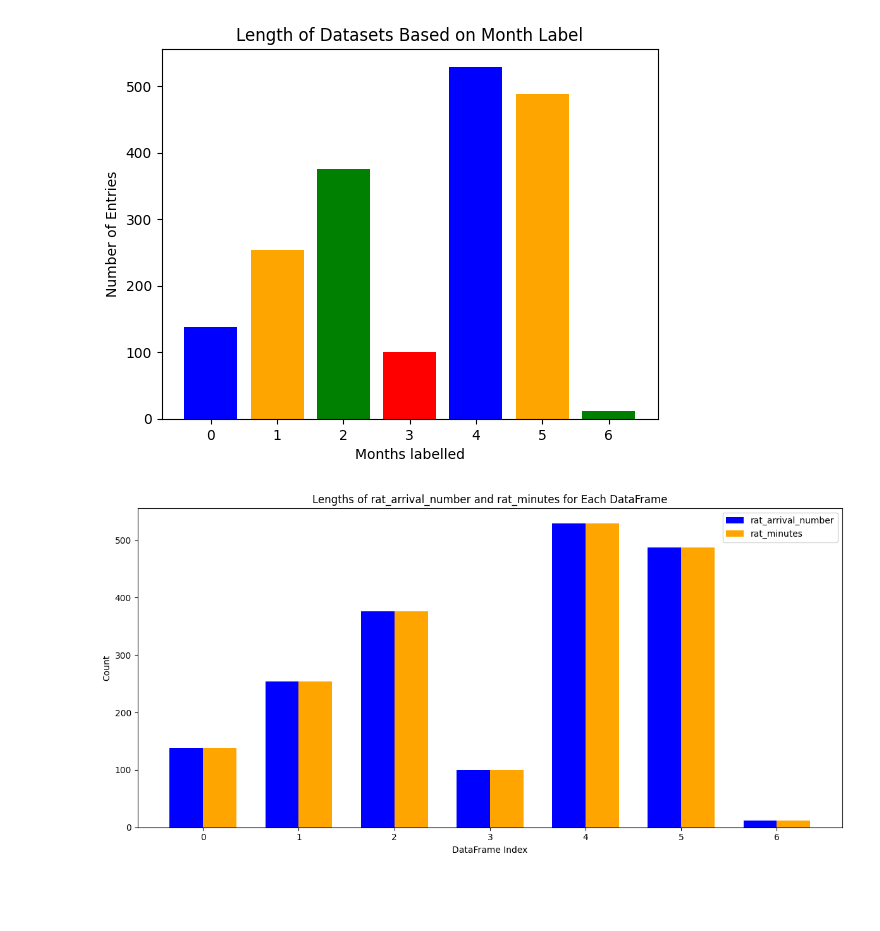
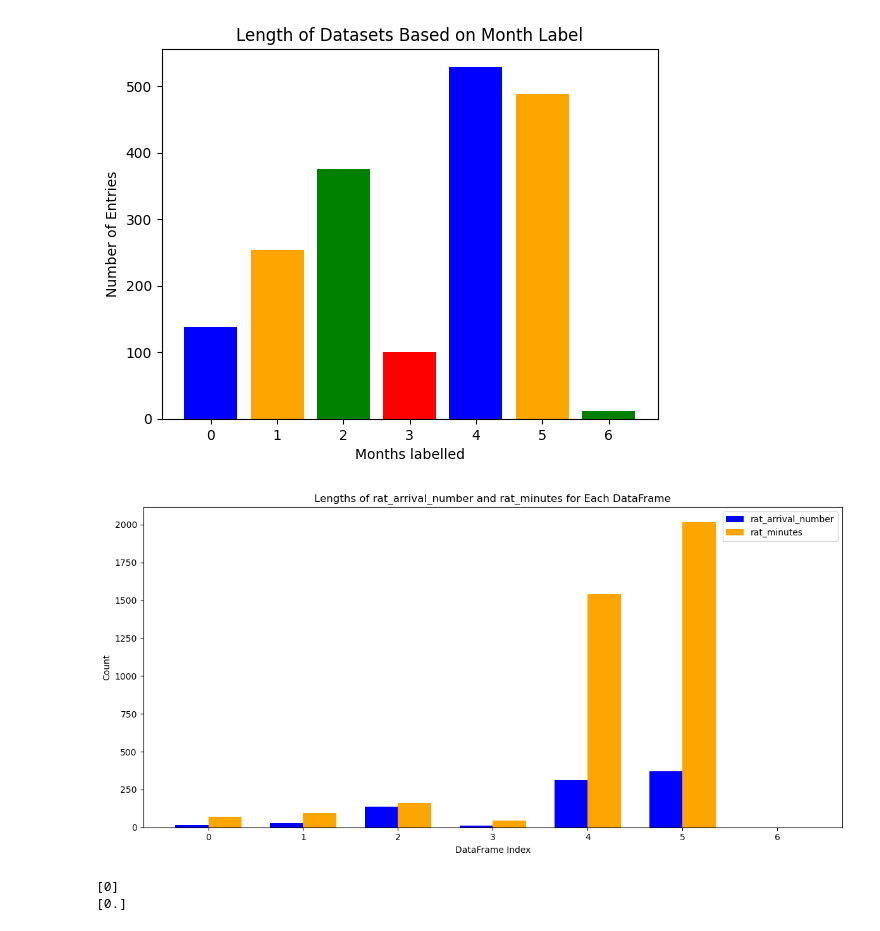
Before and after one commit to Harmonica2001/HIT_140_assessment_2, a Jupyter notebook: Assignment_3/Data_exploration_jupyter_file_V2.ipynb, the cells around one changed output. Cells and saved outputs as stored; diff of their text form; code cells hidden in the pictures; blank space fills up the shorter version.

```diff
--- a/Assignment_3/Data_exploration_jupyter_file_V2.ipynb
+++ b/Assignment_3/Data_exploration_jupyter_file_V2.ipynb
@@ -8,8 +8,8 @@ import numpy as np
 from statsmodels.stats.weightstats import ztest
 
 
-df1 = pd.read_csv('C:\Personal\Masters\Masters_work\Study\Y1_S1\HIT140\Assessment_2\HIT_140_Assessment_2_200925\HIT_140_assessment_2\Datasets\cleaned_dataset1.csv')
-df2 = pd.read_csv('C:\Personal\Masters\Masters_work\Study\Y1_S1\HIT140\Assessment_2\HIT_140_Assessment_2_200925\HIT_140_assessment_2\Datasets\dataset2_cleaned_V2.csv')
+#df1 = pd.read_csv('C:\Personal\Masters\Masters_work\Study\Y1_S1\HIT140\Assessment_2\HIT_140_Assessment_2_200925\HIT_140_assessment_2\Datasets\cleaned_dataset1.csv')
+df2 = pd.read_csv('C:/Users/SWRM/Downloads/dataset2_cleaned_V2.csv')
 
 df2.info()
 df2.describe()
@@ -82,33 +89,39 @@ labels = ['0', '1', '2', '3', '4', '5', '6']
 rat_arrival_lengths = []
 rat_minutes_lengths = []
 
 for df in dataframes:
-    rat_arrival_lengths.append(len(df['rat_arrival_number']) if 'rat_arrival_number' in df.columns else 0)
-    rat_minutes_lengths.append(len(df['rat_minutes']) if 'rat_minutes' in df.columns else 0)
+    rat_arrival_lengths.append(df['rat_arrival_number'].sum())
+    rat_minutes_lengths.append(df['rat_minutes'].sum())
 
 # Plotting
 x = range(len(labels))  # X-axis positions
 
 plt.figure(figsize=(12, 6))
 
 # Bar width
 bar_width = 0.35
 
 # Create bars for 'rat_arrival_number'
 plt.bar(x, rat_arrival_lengths, width=bar_width, label='rat_arrival_number', color='blue', align='center')
 
 # Create bars for 'rat_minutes', shifted to the right
 plt.bar([p + bar_width for p in x], rat_minutes_lengths, width=bar_width, label='rat_minutes', color='orange', align='center')
 
 # Adding labels and title
 plt.xlabel('DataFrame Index')
 plt.ylabel('Count')
 plt.title('Lengths of rat_arrival_number and rat_minutes for Each DataFrame')
 plt.xticks([p + bar_width / 2 for p in x], labels)  # Center the x-ticks
 plt.legend()
 
 # Show the plot
 plt.tight_layout()
 plt.show()
 # %% [output]
-[figure, old version]
+[figure, new version]
+# %%
+print(df2_6['rat_arrival_number'].unique())
+print(df2_6['rat_minutes'].unique())
+# %% [output]
+[0]
+[0.]
```
Also changed, not shown: parts of 13 cells of this notebook.
